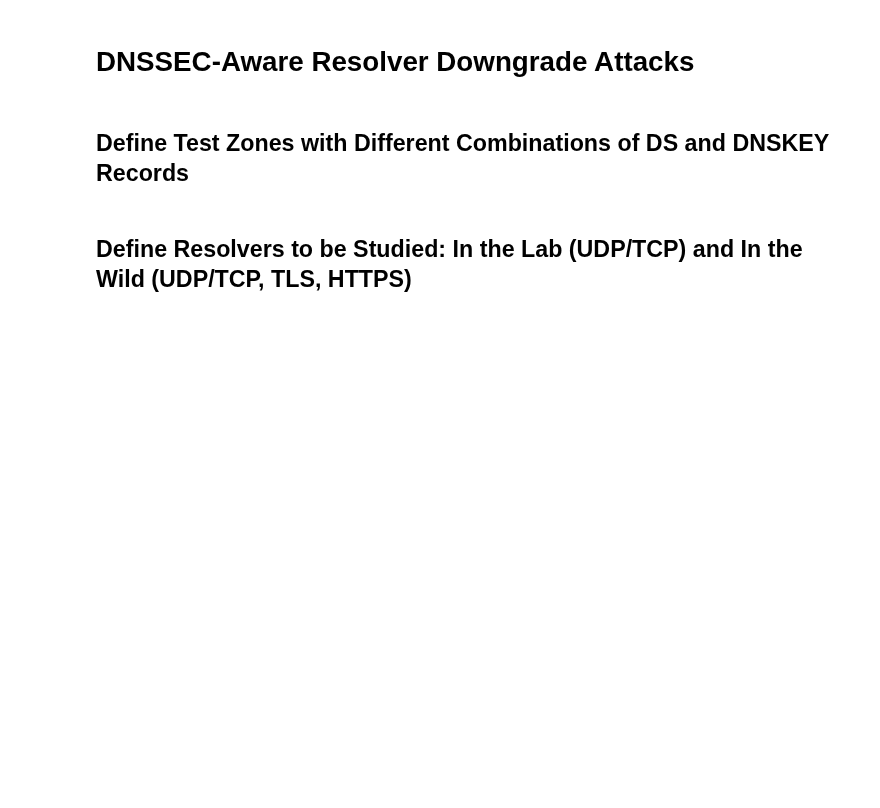
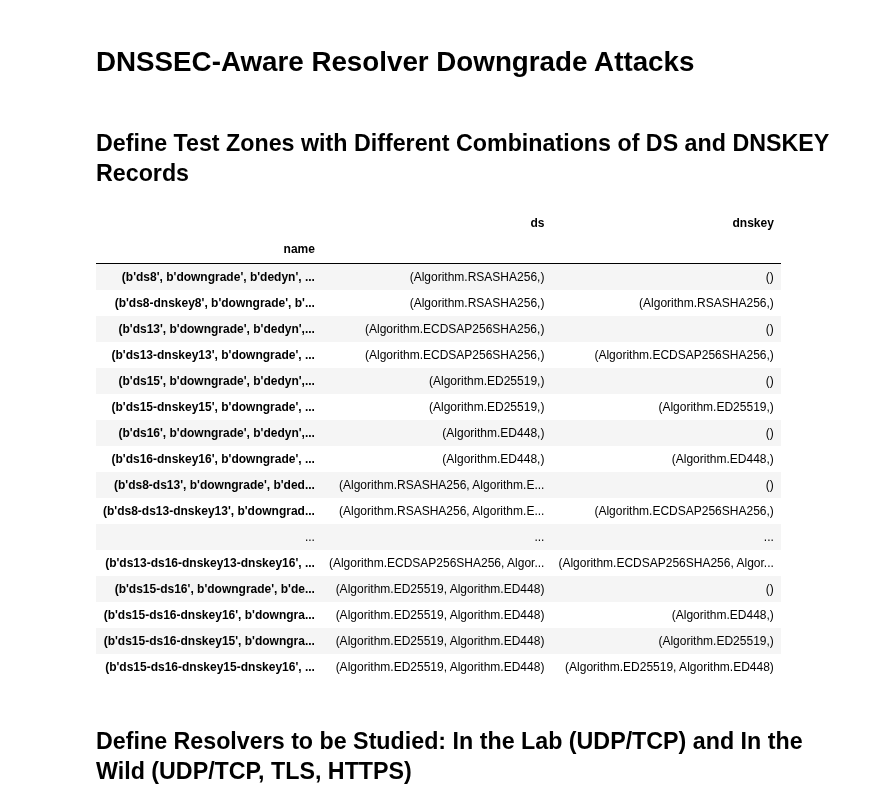
Before and after one commit to nils-wisiol/dns-downgrade-attack, a Jupyter notebook: Analysis Downgrade Attack v2.ipynb, the cells around one changed output. Saved outputs shown, nothing was run; the diff lists cells and outputs as text; code cells hidden in the pictures; blank space fills up the shorter version.

```diff
--- a/Analysis Downgrade Attack v2.ipynb
+++ b/Analysis Downgrade Attack v2.ipynb
@@ -72,24 +78,51 @@ def run(f, args_list):
 # %% [markdown]
 ## Define Test Zones with Different Combinations of DS and DNSKEY Records
+# %%
+ALGORITHMS_RED = ALGORITHMS = [
+    dns.dnssec.RSASHA256,
+    dns.dnssec.ECDSAP256SHA256,
+    dns.dnssec.ED25519,
+    dns.dnssec.ED448,
+]
 # %%
 zones = [
     {
         'ds': algos,
         'dnskey': tuple(sorted(set(algos) - set(remove_dnskeys))),
         'name': dns.name.from_text(
             "-".join(
                 [f"ds{a}" for a in sorted(algos)] +
                 [f"dnskey{int(a)}" for a in sorted(set(algos) - set(remove_dnskeys))]
             ),
             origin=ZONE
         ),
     }
-    for algos in itertools.chain(itertools.combinations(ALGORITHMS, 1), itertools.combinations(ALGORITHMS, 2))
+    for algos in itertools.chain(itertools.combinations(ALGORITHMS, 1), itertools.combinations(ALGORITHMS_RED, 2))
     for remove_dnskeys in [[a for i, a in enumerate(algos) if v[i]] for v in itertools.product([True, False], repeat=len(algos))]
+    #if 16 in algos
 ]
 zones = pd.DataFrame(zones)
 zones = zones.set_index('name')
 zones
+# %% [output]
+|  | ds | dnskey |
+| name |  |  |
+| (b'ds8', b'downgrade', b'dedyn', ... | (Algorithm.RSASHA256,) | () |
+| (b'ds8-dnskey8', b'downgrade', b'... | (Algorithm.RSASHA256,) | (Algorithm.RSASHA256,) |
+| (b'ds13', b'downgrade', b'dedyn',... | (Algorithm.ECDSAP256SHA256,) | () |
+| (b'ds13-dnskey13', b'downgrade', ... | (Algorithm.ECDSAP256SHA256,) | (Algorithm.ECDSAP256SHA256,) |
+| (b'ds15', b'downgrade', b'dedyn',... | (Algorithm.ED25519,) | () |
+| (b'ds15-dnskey15', b'downgrade', ... | (Algorithm.ED25519,) | (Algorithm.ED25519,) |
+| (b'ds16', b'downgrade', b'dedyn',... | (Algorithm.ED448,) | () |
+| (b'ds16-dnskey16', b'downgrade', ... | (Algorithm.ED448,) | (Algorithm.ED448,) |
+| (b'ds8-ds13', b'downgrade', b'ded... | (Algorithm.RSASHA256, Algorithm.E... | () |
+| (b'ds8-ds13-dnskey13', b'downgrad... | (Algorithm.RSASHA256, Algorithm.E... | (Algorithm.ECDSAP256SHA256,) |
+| ... | ... | ... |
+| (b'ds13-ds16-dnskey13-dnskey16', ... | (Algorithm.ECDSAP256SHA256, Algor... | (Algorithm.ECDSAP256SHA256, Algor... |
+| (b'ds15-ds16', b'downgrade', b'de... | (Algorithm.ED25519, Algorithm.ED448) | () |
+| (b'ds15-ds16-dnskey16', b'downgra... | (Algorithm.ED25519, Algorithm.ED448) | (Algorithm.ED448,) |
+| (b'ds15-ds16-dnskey15', b'downgra... | (Algorithm.ED25519, Algorithm.ED448) | (Algorithm.ED25519,) |
+| (b'ds15-ds16-dnskey15-dnskey16', ... | (Algorithm.ED25519, Algorithm.ED448) | (Algorithm.ED25519, Algorithm.ED448) |
 # %% [markdown]
 ## Define Resolvers to be Studied: In the Lab (UDP/TCP) and In the Wild (UDP/TCP, TLS, HTTPS)
 # %%
```
Also changed, not shown: parts of 38 cells of this notebook.
